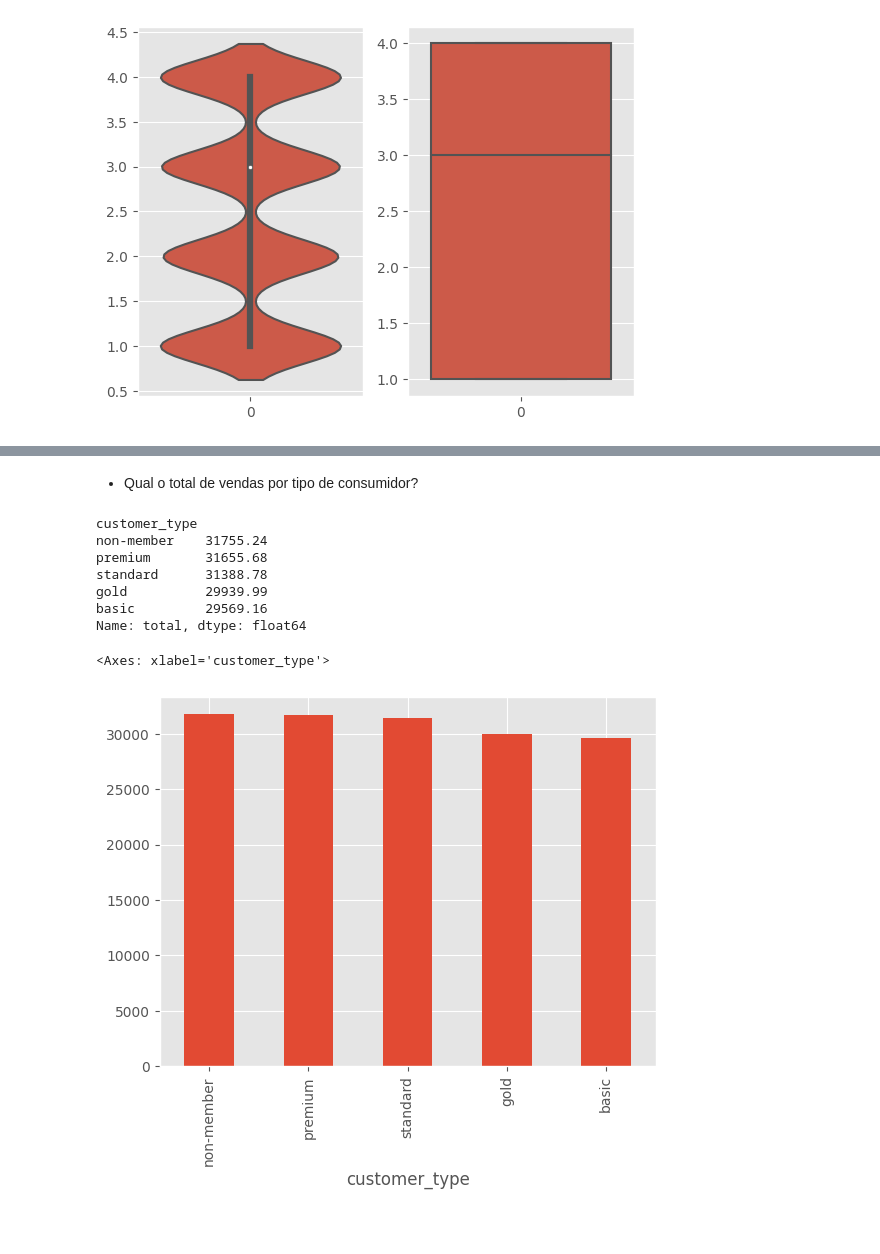
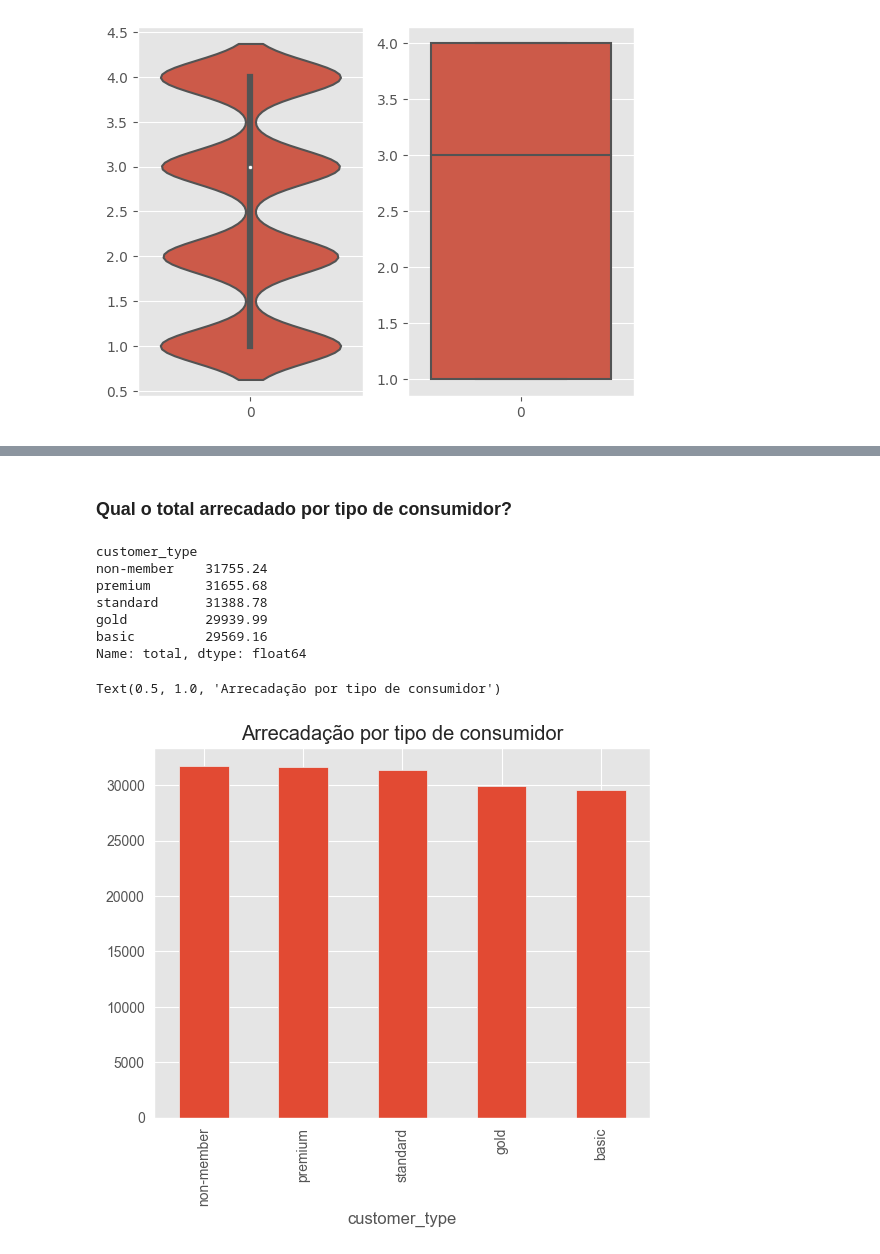
Before and after one commit to dnsrsdata/stock_level_prediction, a Jupyter notebook: notebooks/EDA.ipynb, the cells around one changed output, grey strips where cells are left out. Saved outputs shown, nothing was run; the diff lists cells and outputs as text; code cells hidden in the pictures; blank space fills up the shorter version.

```diff
--- a/notebooks/EDA.ipynb
+++ b/notebooks/EDA.ipynb
@@ -22,7 +22,7 @@ Além disso, um diagrama de relacionamento também foi fornecido:
 A exploração irá ser focada na tabela de vendas, pois as outras duas possuem apenas dados dos sensores, como temperatura e porcentagem de estoque.
 # %%
 # Lendos os dados
-df_vendas = pd.read_csv('../data/raw/sales.csv')
+df_vendas = pd.read_csv('../data/raw/sales.csv', index_col=0)
 # %%
 # Obtendo uma visão inicial dos dados
 df_vendas.head()
@@ -152,5 +174,5 @@ df_vendas.groupby('category').total.sum().sort_values(ascending=False).plot(kind
 # %% [markdown]
-- Qual o total de vendas por tipo de consumidor?
+### Qual o total arrecadado por tipo de consumidor?
 # %%
 ordered_data = df_vendas.groupby('customer_type').total.sum().sort_values(ascending=False)
 sns.
@@ -163,7 +185,8 @@ gold          29939.99
 basic         29569.16
 Name: total, dtype: float64
 # %%
-df_vendas.groupby('customer_type').total.sum().sort_values(ascending=False).plot()
+df_vendas.groupby('customer_type').total.sum().sort_values(ascending=False).plot(kind = 'bar')
+plt.title('Arrecadação por tipo de consumidor')
 # %% [output]
-<Axes: xlabel='customer_type'>
+Text(0.5, 1.0, 'Arrecadação por tipo de consumidor')
-[figure, old version]
+[figure, new version]
```
Also changed, not shown: parts of 20 cells of this notebook.
